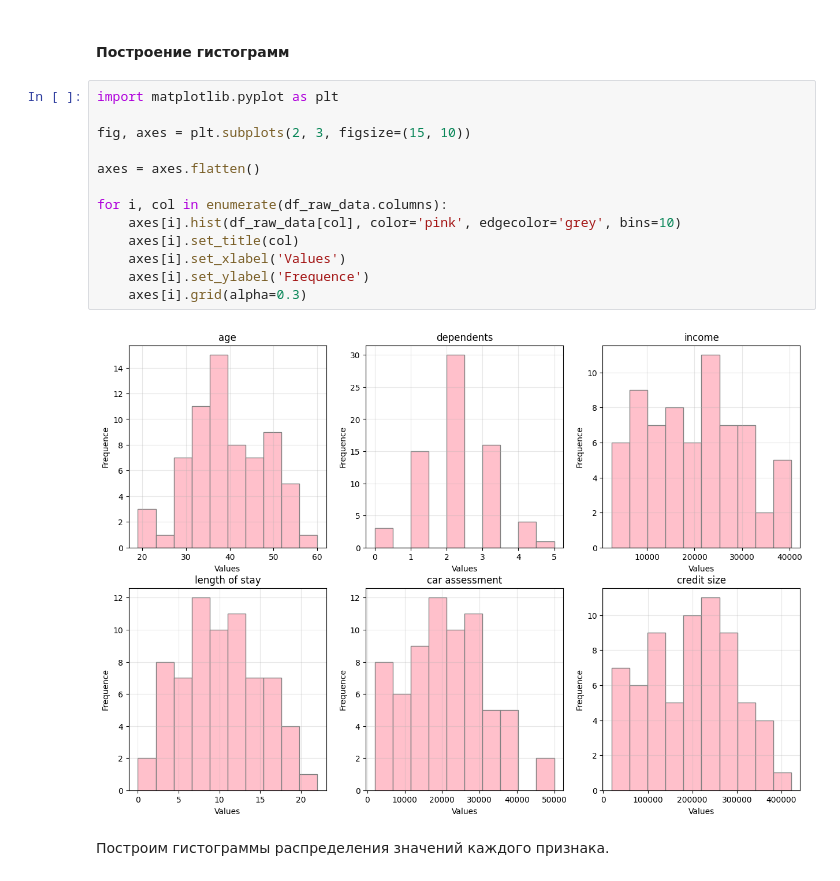
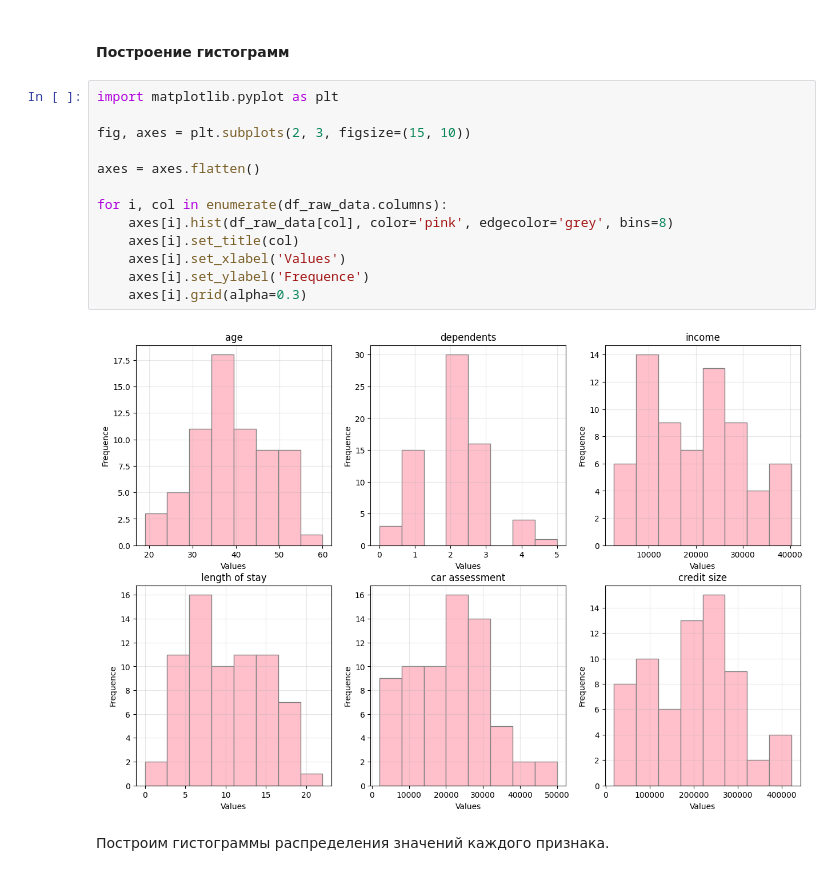
Before and after one commit to DanKolganov/HSE_Kalygin_first_HW, a Jupyter notebook: hw_1.ipynb, the cells around one changed output. Cells and saved outputs as stored; diff of their text form.

```diff
--- a/hw_1.ipynb
+++ b/hw_1.ipynb
@@ -139,18 +139,18 @@ $Q_3$ (75\%) — верхняя граница (значение, меньше
 # %%
 import matplotlib.pyplot as plt
 
 fig, axes = plt.subplots(2, 3, figsize=(15, 10))
 
 axes = axes.flatten()
 
 for i, col in enumerate(df_raw_data.columns):
-    axes[i].hist(df_raw_data[col], color='pink', edgecolor='grey', bins=10)
+    axes[i].hist(df_raw_data[col], color='pink', edgecolor='grey', bins=8)
     axes[i].set_title(col)
     axes[i].set_xlabel('Values')
     axes[i].set_ylabel('Frequence')
     axes[i].grid(alpha=0.3)
 # %% [output]
-[figure, old version]
+[figure, new version]
 # %% [markdown]
 Построим гистограммы распределения значений каждого признака.
 # %% [markdown]
```
Also changed, not shown: parts of 23 cells of this notebook.
